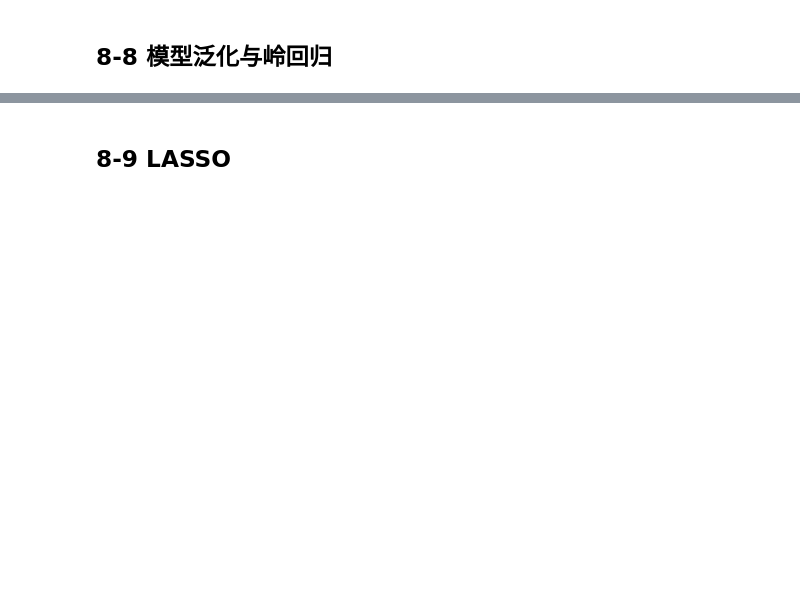
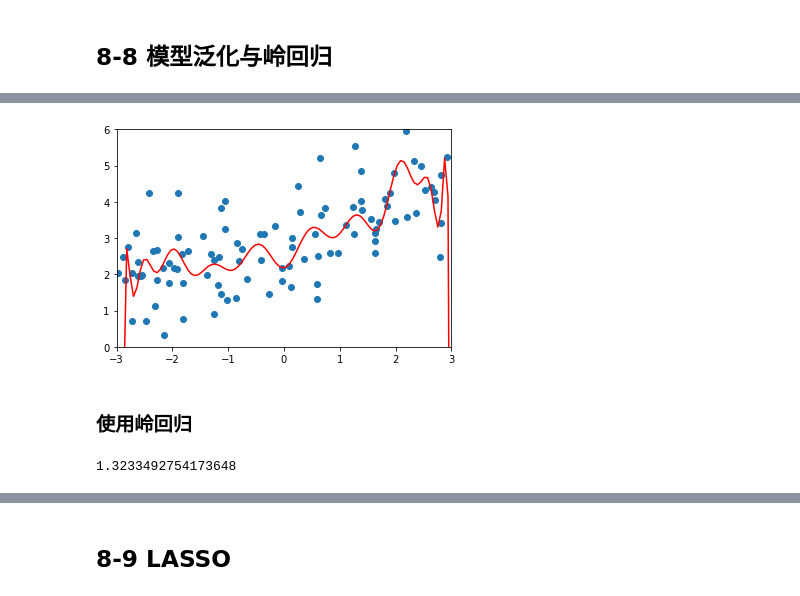
Before and after one commit to JinNiuMengMeng/deep_learn, a Jupyter notebook: Data_Handle/Python3入门机器学习算法与应用-慕课/08_第八章-多项式回归与模型泛化.ipynb, the cells around one changed output, grey strips where cells are left out. Saved outputs shown, nothing was run; the diff lists cells and outputs as text; code cells hidden in the pictures; blank space fills up the shorter version.

```diff
--- a/Data_Handle/Python3入门机器学习算法与应用-慕课/08_第八章-多项式回归与模型泛化.ipynb
+++ b/Data_Handle/Python3入门机器学习算法与应用-慕课/08_第八章-多项式回归与模型泛化.ipynb
@@ -587,0 +646,15 @@ GridSearchCV(cv=5, error_score='raise-deprecating',
+# %%
+def plot_model(model):
+    X_plot = np.linspace(-3, 3, 100).reshape(100, 1)
+    y_plot = model.predict(X_plot)
+
+    plt.scatter(x, y)
+    plt.plot(X_plot[:,0], y_plot, color='r')
+    plt.axis([-3, 3, 0, 6])
+    plt.show()
+
+plot_model(poly_reg)
+# %% [output]
+[figure, added]
+# %% [markdown]
+### 使用岭回归
@@ -587,0 +670,8 @@ GridSearchCV(cv=5, error_score='raise-deprecating',
+# %%
+ridge1_reg = RidgeRegression(20, 0.0001)
+ridge1_reg.fit(X_train, y_train)
+
+y1_predict = ridge1_reg.predict(X_test)
+mean_squared_error(y_test, y1_predict)
+# %% [output]
+1.3233492754173648
```
Also changed, not shown: parts of 43 cells of this notebook, 9 other files.
